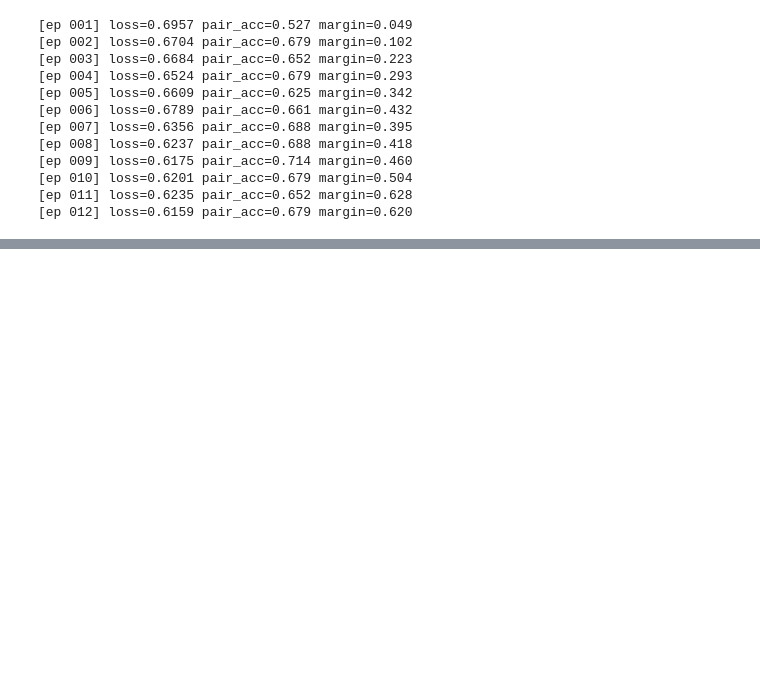
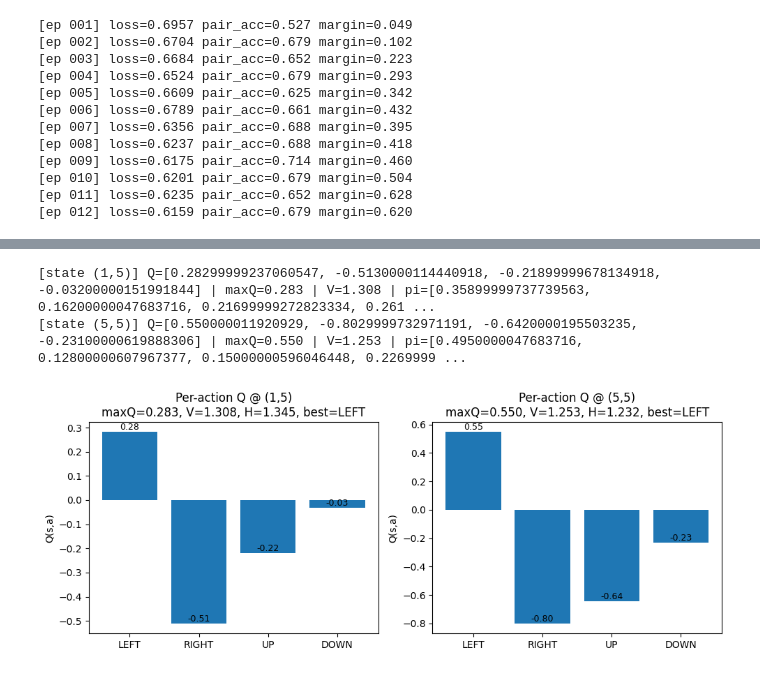
Before and after one commit to SPAR-Telos/reveng, a Jupyter notebook: src/reward_learner/RewardLearner_Demo.ipynb, the cells around one changed output, grey strips where cells are left out. Cells and saved outputs as stored; diff of their text form; code cells hidden in the pictures; blank space fills up the shorter version.

```diff
--- a/src/reward_learner/RewardLearner_Demo.ipynb
+++ b/src/reward_learner/RewardLearner_Demo.ipynb
@@ -487,0 +493,75 @@ plt.colorbar()
+# %%
+# --- Per-action Q diagnostics for specific states ---
+A_LEFT, A_RIGHT, A_UP, A_DOWN = 0, 1, 2, 3
+ALL_ACTIONS = [A_LEFT, A_RIGHT, A_UP, A_DOWN]
+ACTION_NAMES = {A_LEFT: "LEFT", A_RIGHT: "RIGHT", A_UP: "UP", A_DOWN: "DOWN"}
+
+# Minimal replicas; if you already have them, delete these and import your versions
+def action_onehot(a: int) -> torch.Tensor:
+    v = torch.zeros(4, dtype=torch.float32)
+    v[a] = 1.0
+    return v
+
+def state_features_for_probe(x: int, y: int, grid_size: int, goal_pos, include_step_frac: bool):
+    # Keep features consistent with training: (x,y,gx,gy, manhattan, [step_frac])
+    W = max(grid_size - 1, 1)
+    gx, gy = goal_pos
+    dx, dy = abs(gx - x), abs(gy - y)
+    feats = [x / W, y / W, gx / W, gy / W, (dx + dy) / W]
+    if include_step_frac:
+        # For a single-state probe, just set time feature to 0.0; you can sweep it if time pressure matters.
+        feats.append(0.0)
+    return torch.tensor(feats, dtype=torch.float32)
+
+@torch.no_grad()
+def q_vector_at_state(learner, x: int, y: int):
+    """
+    Returns:
+      q_vec: np.array shape [4] with Q(s,a) for a in [LEFT, RIGHT, UP, DOWN]
+      V: float, logsumexp over actions
+      pi: np.array shape [4], softmax policy over actions
+      H: float, policy entropy
+    """
+    feats = state_features_for_probe(x, y, learner.grid_size, learner.goal_pos, getattr(learner, "include_step_frac", False))
+    q_vals = []
+    for a in ALL_ACTIONS:
+        sa = torch.cat([feats, action_onehot(a)]).unsqueeze(0)  # [1, state_dim+4]
+        q_vals.append(learner.qnet(sa).squeeze(0).item())
+    q_vec = np.array(q_vals, dtype=np.float32)
+    V = float(torch.logsumexp(torch.tensor(q_vec), dim=0).item())
+    # Softmax policy
+    pi = np.exp(q_vec - V)  # since V = logsumexp, this is numerically stable
+    pi = pi / pi.sum()
+    # Entropy
+    H = float(-(pi * (np.log(pi + 1e-12))).sum())
+    return q_vec, V, pi, H
+
+def plot_per_action_q(learner, states, title_prefix="Per-action Q"):
+    """
+    Args:
+      learner: trained RewardLearnerMiniGrid
+      states: list of (x, y) tuples to probe, e.g. [(1,5), (5,5)]
+    """
+    n = len(states)
+    plt.figure(figsize=(5*n, 4))
+    for i, (x, y) in enumerate(states, 1):
+        q_vec, V, pi, H = q_vector_at_state(learner, x, y)
+        q_max = q_vec.max()
+        a_best = ALL_ACTIONS[q_vec.argmax()]
+        ax = plt.subplot(1, n, i)
+        ax.bar([ACTION_NAMES[a] for a in ALL_ACTIONS], q_vec)
+        ax.set_title(f"{title_prefix} @ ({x},{y})\nmaxQ={q_max:.3f}, V={V:.3f}, H={H:.3f}, best={ACTION_NAMES[a_best]}")
+        ax.set_ylabel("Q(s,a)")
+        for j, val in enumerate(q_vec):
+            ax.text(j, val, f"{val:.2f}", ha="center", va="bottom", fontsize=9)
+        # Print a concise text summary to console as well
+        print(f"[state ({x},{y})] Q={q_vec.round(3).tolist()} | maxQ={q_max:.3f} | V={V:.3f} | pi={pi.round(3).tolist()} | H={H:.3f}")
+    plt.tight_layout()
+    plt.show()
+
+# Compare the goal state vs the mid-map hotspot you observed:
+plot_per_action_q(learner, states=[(1,5), (5,5)])
+# %% [output]
+[state (1,5)] Q=[0.28299999237060547, -0.5130000114440918, -0.21899999678134918, -0.03200000151991844] | maxQ=0.283 | V=1.308 | pi=[0.35899999737739563, 0.16200000047683716, 0.21699999272823334, 0.261 ...
+[state (5,5)] Q=[0.550000011920929, -0.8029999732971191, -0.6420000195503235, -0.23100000619888306] | maxQ=0.550 | V=1.253 | pi=[0.4950000047683716, 0.12800000607967377, 0.15000000596046448, 0.2269999 ...
+[figure, added]
```
Also changed, not shown: parts of 3 cells of this notebook.
